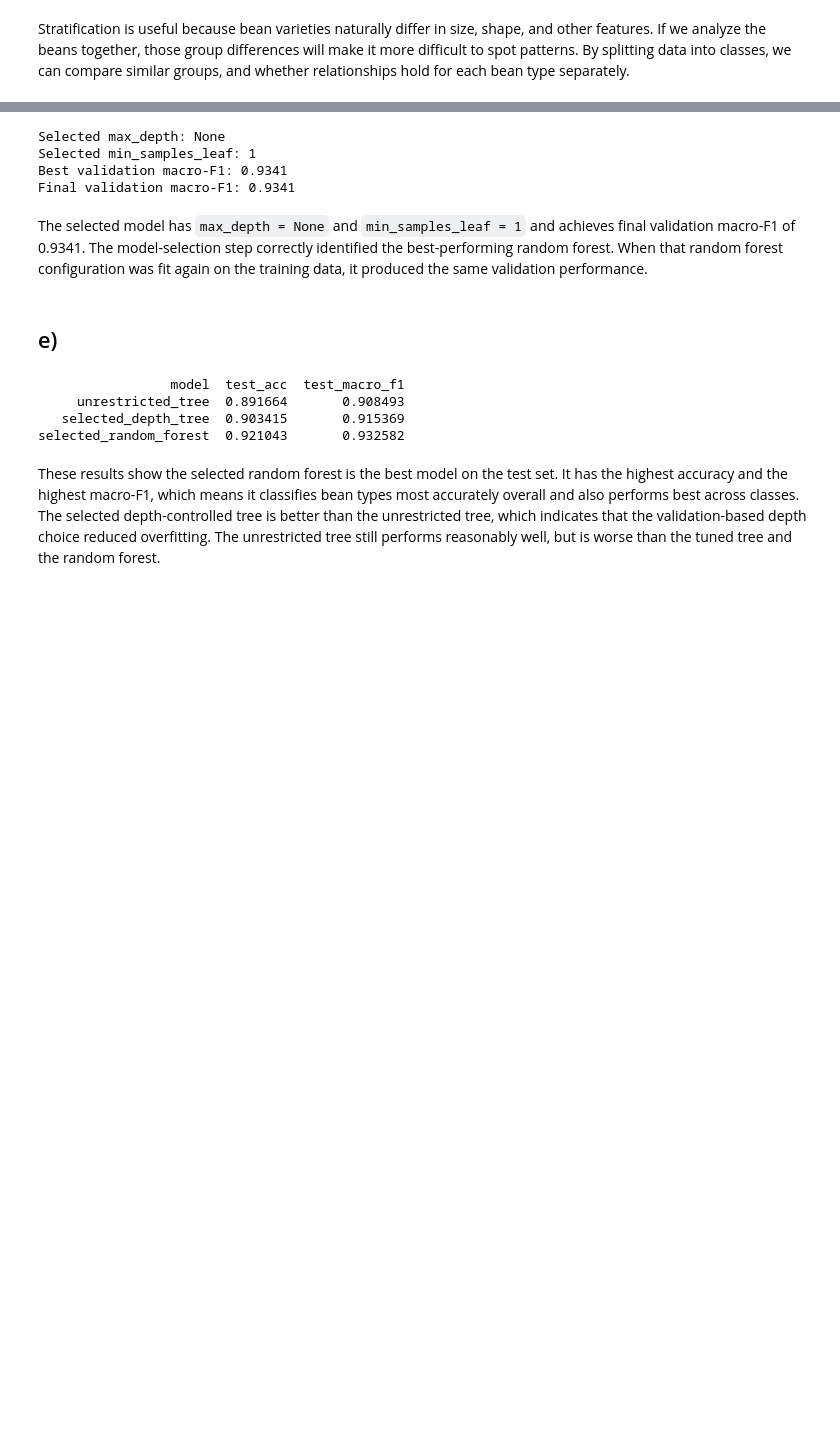
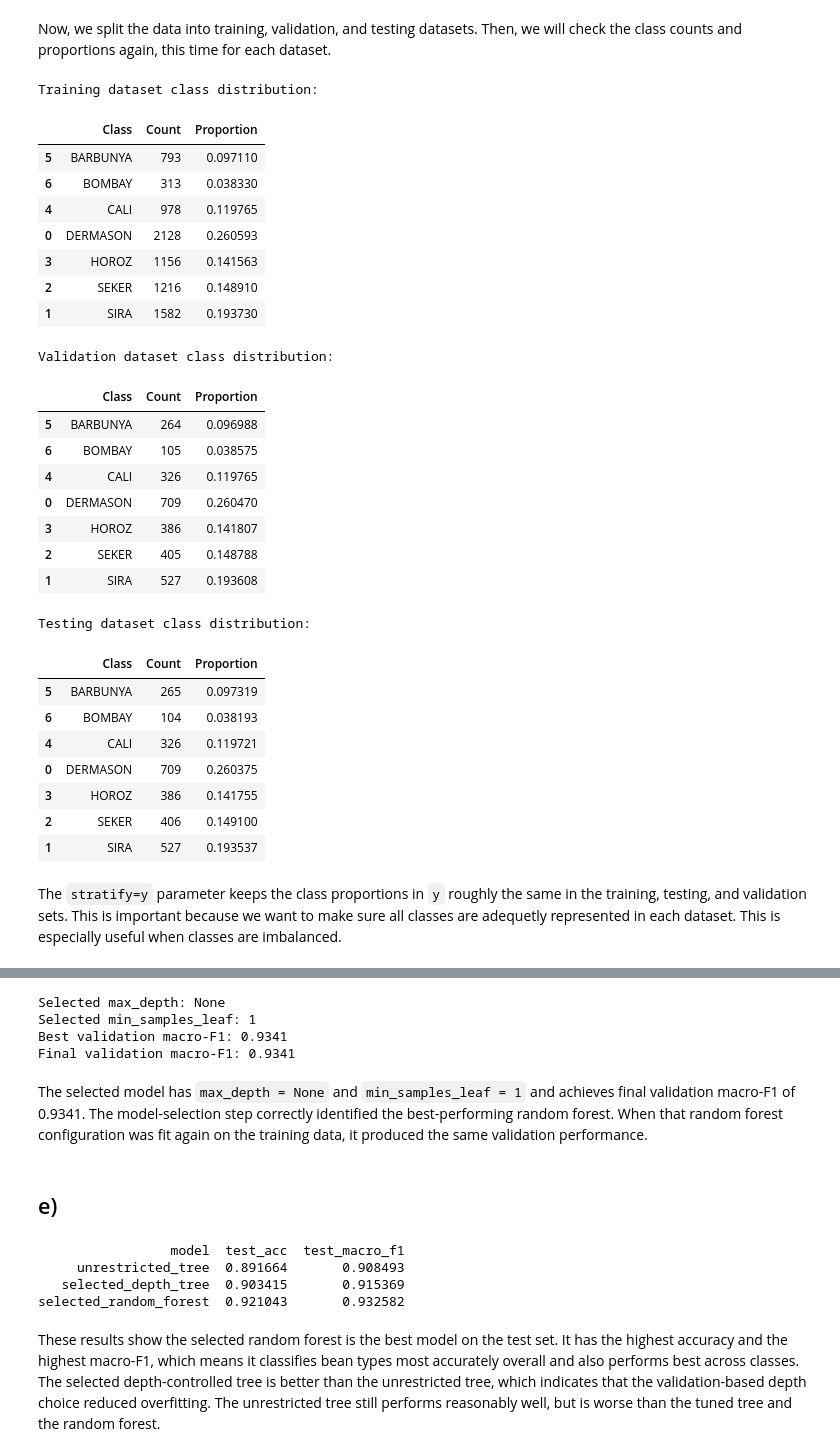
Before and after one commit to codettlaff/CPTS_575, a Jupyter notebook: assignment4/bean.ipynb, the cells around one changed output, grey strips where cells are left out. Drawn from its saved outputs; the diff is of its cells as text; code cells hidden in the pictures; blank space fills up the shorter version.

```diff
--- a/assignment4/bean.ipynb
+++ b/assignment4/bean.ipynb
@@ -50,4 +49,61 @@ Name: proportion, dtype: float64
+# %% [markdown]
+Now, we split the data into training, validation, and testing datasets. Then, we will check the class counts and proportions again, this time for each dataset.
+# %%
+X = df.drop(columns="Class")
+y = df["Class"]
+X_tr, X_val, y_tr, y_val = train_test_split(X, y, stratify=y, random_state=42)
+
+# Create testing split
+X_temp, X_test, y_temp, y_test = train_test_split(X, y, test_size=0.2, stratify=y, random_state=42)
+
+# Separate training and validation split
+X_tr, X_val, y_tr, y_val = train_test_split(X_temp, y_temp, test_size=0.25, stratify=y_temp, random_state=42)
+
+# summarize class counts and proportions for each split
+for split_name, y_split in [
+    ("Training", y_tr),
+    ("Validation", y_val),
+    ("Testing", y_test)]:
+
+    summary = (
+        y_split.value_counts()
+        .rename_axis("Class")
+        .reset_index(name="Count")
+        .sort_values("Class")
+    )
+    summary["Proportion"] = summary["Count"] / len(y_split)
+
+    print(f"\n{split_name} dataset class distribution:")
+    display(summary)
+# %% [output]
+Training dataset class distribution:
+|  | Class | Count | Proportion |
+| 5 | BARBUNYA | 793 | 0.097110 |
+| 6 | BOMBAY | 313 | 0.038330 |
+| 4 | CALI | 978 | 0.119765 |
+| 0 | DERMASON | 2128 | 0.260593 |
+| 3 | HOROZ | 1156 | 0.141563 |
+| 2 | SEKER | 1216 | 0.148910 |
+| 1 | SIRA | 1582 | 0.193730 |
+Validation dataset class distribution:
+|  | Class | Count | Proportion |
+| 5 | BARBUNYA | 264 | 0.096988 |
+| 6 | BOMBAY | 105 | 0.038575 |
+| 4 | CALI | 326 | 0.119765 |
+| 0 | DERMASON | 709 | 0.260470 |
+| 3 | HOROZ | 386 | 0.141807 |
+| 2 | SEKER | 405 | 0.148788 |
+| 1 | SIRA | 527 | 0.193608 |
+Testing dataset class distribution:
+|  | Class | Count | Proportion |
+| 5 | BARBUNYA | 265 | 0.097319 |
+| 6 | BOMBAY | 104 | 0.038193 |
+| 4 | CALI | 326 | 0.119721 |
+| 0 | DERMASON | 709 | 0.260375 |
+| 3 | HOROZ | 386 | 0.141755 |
+| 2 | SEKER | 406 | 0.149100 |
+| 1 | SIRA | 527 | 0.193537 |
 # %% [markdown]
-Stratification is useful because bean varieties naturally differ in size, shape, and other features. If we analyze the beans together, those group differences will make it more difficult to spot patterns. By splitting data into classes, we can compare similar groups, and whether relationships hold for each bean type separately.
+The `stratify=y` parameter keeps the class proportions in `y` roughly the same in the training, testing, and validation sets. This is important because we want to make sure all classes are adequetly represented in each dataset. This is especially useful when classes are imbalanced.
 # %% [markdown]
 ## b) Unrestricted decision tree
```
Also changed, not shown: parts of 17 cells of this notebook.
